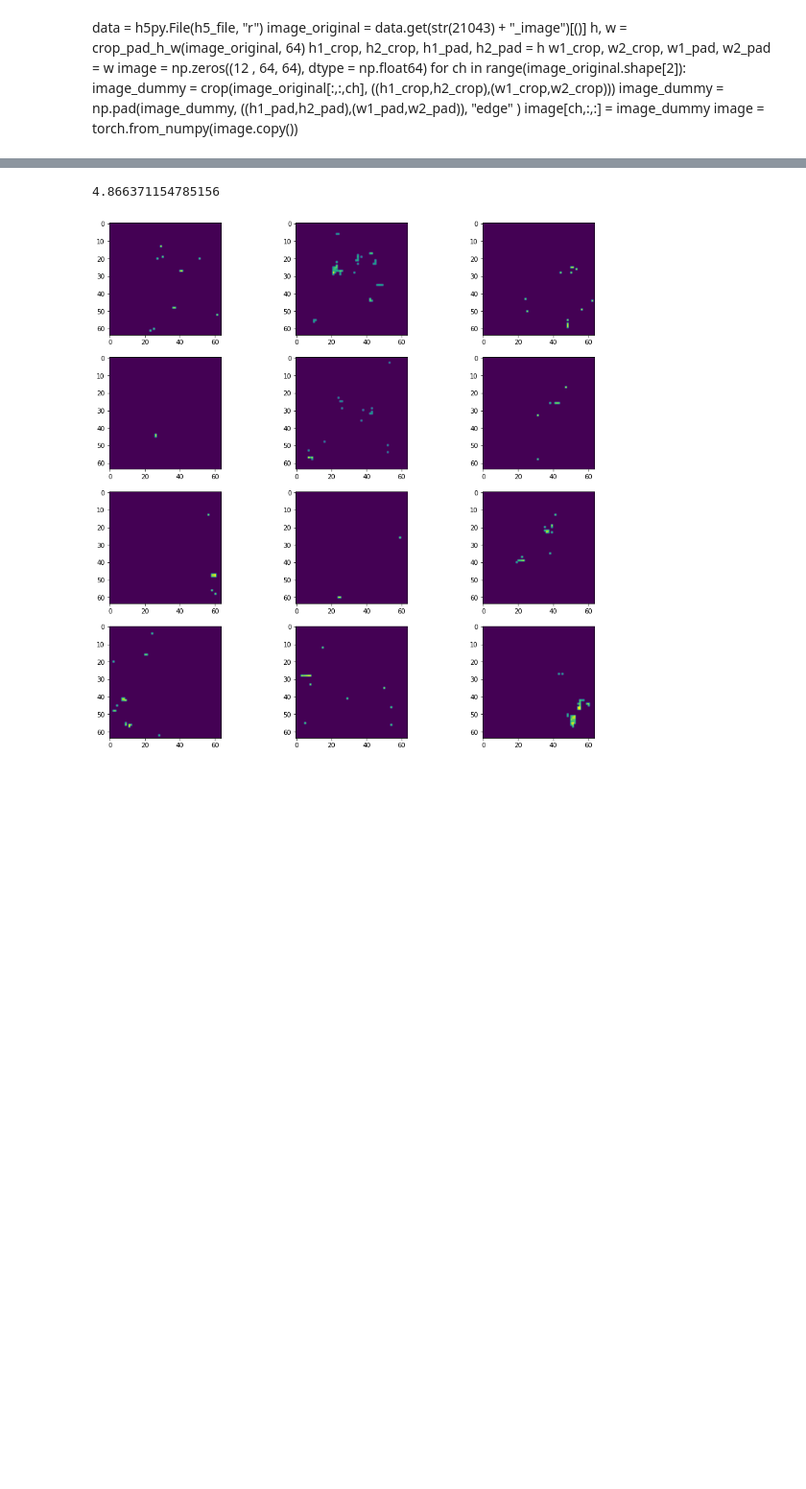
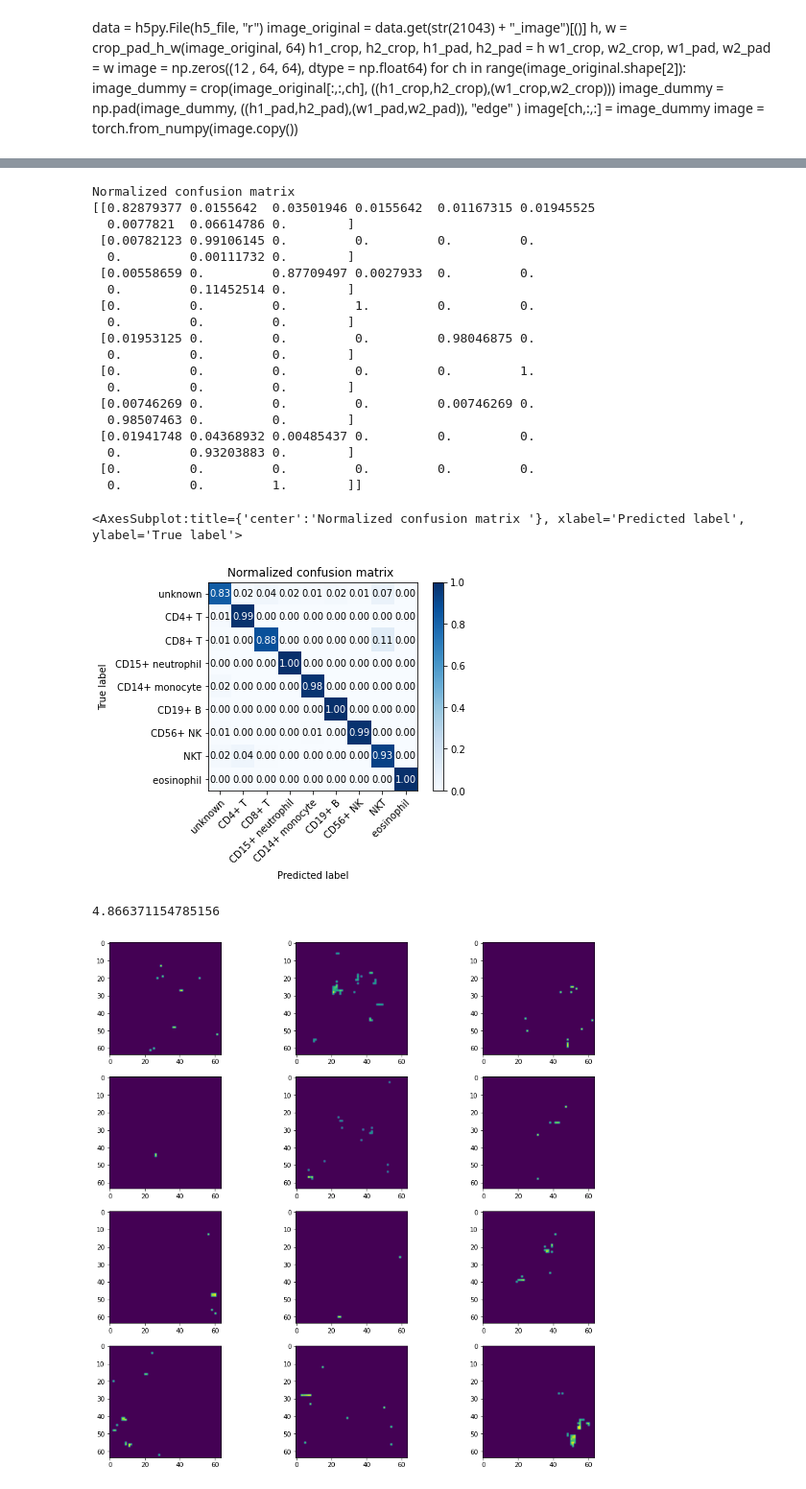
Before and after one commit to aliechoes/interpretable-multichannel-image-analysis, a Jupyter notebook: deep_learning.ipynb, the cells around one changed output, grey strips where cells are left out. Shown at 96% size. Saved outputs shown, nothing was run; the diff lists cells and outputs as text; code cells hidden in the pictures; blank space fills up the shorter version.

```diff
--- a/deep_learning.ipynb
+++ b/deep_learning.ipynb
@@ -568,5 +322,4 @@ if num_channels != 3:
     model.fc = nn.Linear(num_ftrs, num_classes)
 
 model = model.to(device)
-criterion = nn.BCEWithLogitsLoss()
-optimizer = optim.SGD(model.parameters(), lr=0.001, momentum=0.9)
+model.load_state_dict(torch.load('models/final_model_dict_wbc_all.pth', map_location=torch.device(device)))
@@ -653,6 +327,0 @@ for j, data in enumerate(testloader, 1):
-# %%
-test_dataset =  Dataset_Generator(h5_file , test_indx, reshape_size = 64, means=statistics_test["mean"].div_(len(testloader)), stds=statistics_test["std"].div_(len(testloader)) )
-testloader = DataLoader( test_dataset,
-                                batch_size= batch_size,
-                                shuffle=False,
-                                num_workers=1)
@@ -691,11 +350,0 @@ torch.save(model.state_dict(), "models/final_model_normalized_state_dict.pth")
-# %%
-model = resnet18(pretrained=True)
-## loading the imagenet weights in case it is possible
-if num_channels != 3:
-    model.conv1 = nn.Conv2d(num_channels, 64, kernel_size=(7, 7),
-                            stride=(2, 2), padding=(3, 3), bias=False)
-    num_ftrs = model.fc.in_features
-    model.fc = nn.Linear(num_ftrs, num_classes)
-
-model = model.to(device)
-model.load_state_dict(torch.load('models/final_model_normalized_state_dict.pth', map_location=torch.device(device)))
@@ -703,0 +351,17 @@ model.load_state_dict(torch.load('models/final_model_normalized_state_dict.pth',
+# %%
+model.eval()
+y_true = list()
+y_pred = list()
+with torch.no_grad():
+    for data in testloader:
+        indx = (data["object_number"] != -1).reshape(-1)
+        if indx.sum() > 0:
+            inputs, labels = data["image"][indx], data["label"][indx]
+            inputs, labels = inputs.to(device), labels.to(device)
+            inputs = inputs.float()
+            labels = labels.reshape(-1)
+
+            pred = model(inputs).argmax(dim=1)
+            for i in range(len(pred)):
+                y_true.append(labels[i].item())
+                y_pred.append(pred[i].item())
@@ -704,3 +443,27 @@ model.load_state_dict(torch.load('models/final_model_normalized_state_dict.pth',
+# %%
+plot_confusion_matrix(y_true, y_pred, classes=class_names, normalize=True)
+# %% [output]
+Normalized confusion matrix
+[[0.82879377 0.0155642  0.03501946 0.0155642  0.01167315 0.01945525
+  0.0077821  0.06614786 0.        ]
+ [0.00782123 0.99106145 0.         0.         0.         0.
+  0.         0.00111732 0.        ]
+ [0.00558659 0.         0.87709497 0.0027933  0.         0.
+  0.         0.11452514 0.        ]
+ [0.         0.         0.         1.         0.         0.
+  0.         0.         0.        ]
+ [0.01953125 0.         0.         0.         0.98046875 0.
+  0.         0.         0.        ]
+ [0.         0.         0.         0.         0.         1.
+  0.         0.         0.        ]
+ [0.00746269 0.         0.         0.         0.00746269 0.
+  0.98507463 0.         0.        ]
+ [0.01941748 0.04368932 0.00485437 0.         0.         0.
+  0.         0.93203883 0.        ]
+ [0.         0.         0.         0.         0.         0.
+  0.         0.         1.        ]]
+<AxesSubplot:title={'center':'Normalized confusion matrix '}, xlabel='Predicted label', ylabel='True label'>
+[figure, added]
 # %%
 from captum.attr import LayerAttribution, IntegratedGradients, GuidedGradCam, DeepLift, Saliency, DeepLiftShap, GradientShap, InputXGradient, GuidedBackprop, GuidedGradCam, Deconvolution, LayerGradCam
 # %%
```
Also changed, not shown: parts of 52 cells of this notebook, 13 other files.
